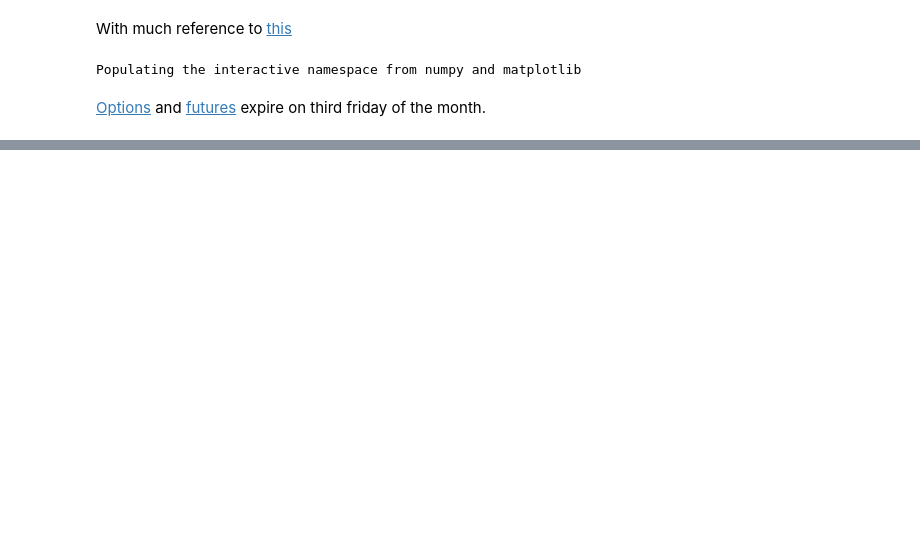
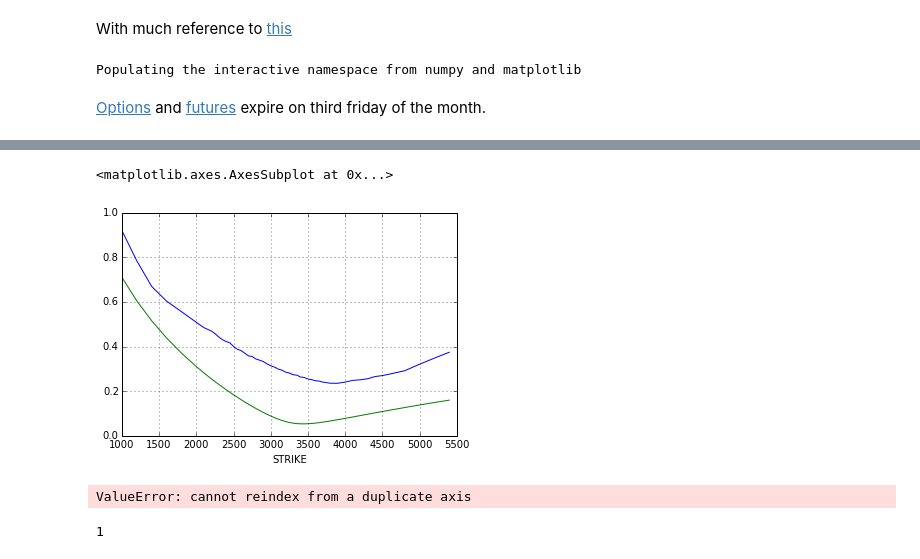
Before and after one commit to remis-thoughts/svi-zeliade, a Jupyter notebook: VolSurface.ipynb, the cells around one changed output, grey strips where cells are left out. Drawn from its saved outputs; the diff is of its cells as text; code cells hidden in the pictures; blank space fills up the shorter version.

Commit message:
checkpoint

```diff
--- a/VolSurface.ipynb
+++ b/VolSurface.ipynb
@@ -112,0 +133,10 @@ NameError: global name 'A' is not defined
+# %%
+from scipy import optimize
+res = optimize.minimize(solve_grad, [.1, .0], args=[_x, _vT, _T], bounds=[(0, None), (None, None)])
+if not res.success:
+    raise Exception('failed to solve:\n' + str(res))
+S, M = res.x
+A, P, B = solve_grad((S, M), _x, _vT, _T, True)
+if _T < 0 or S < 0 or abs(P) > 1:
+    raise Exception("A=%f P=%f B=%f S=%f M=%f fails sanity check" % (A, P, B, S, M))
+A, P, B, S, M, _T, res
@@ -112,0 +158,26 @@ NameError: global name 'A' is not defined
+# %%
+from functools import partial
+def svi(S, M, A, P, B, x):
+    xM = x - M
+    return A + B * (P * xM + sqrt(xM * xM + S * S))
+svi2 = partial(svi, S, M, A, P, B)
+# %%
+calced = [[x[0], x[1]/100,svi(S, M, A, P, B, np.log(x[0] / _f))] for x in data]
+pd.DataFrame(calced, columns=['STRIKE', 'VOL', 'CALCED']).plot(x='STRIKE', y=['VOL','CALCED'])
+# %% [output]
+<matplotlib.axes.AxesSubplot at 0x...>
+[figure, added]
+# %%
+o = options[(options.MONTH == t) & (options.PC == 'C') & (options.IMPLIEDVOL > 0)]
+
+def calculated_vol(row):
+    return svi2(np.log(row.STRIKE / forward_curve(row.MONTH)))
+oc = pd.DataFrame(o.apply(calculated_vol, axis=1), columns=['CALCULATEDVOL'])
+o = pd.concat([o, oc], axis=1)
+o.plot(x='STRIKE', y=['CALCULATEDVOL'])
+# %% [output]
+ValueError: cannot reindex from a duplicate axis
+# %%
+min(1,2)
+# %% [output]
+1
```
Also changed, not shown: parts of 12 cells of this notebook.
